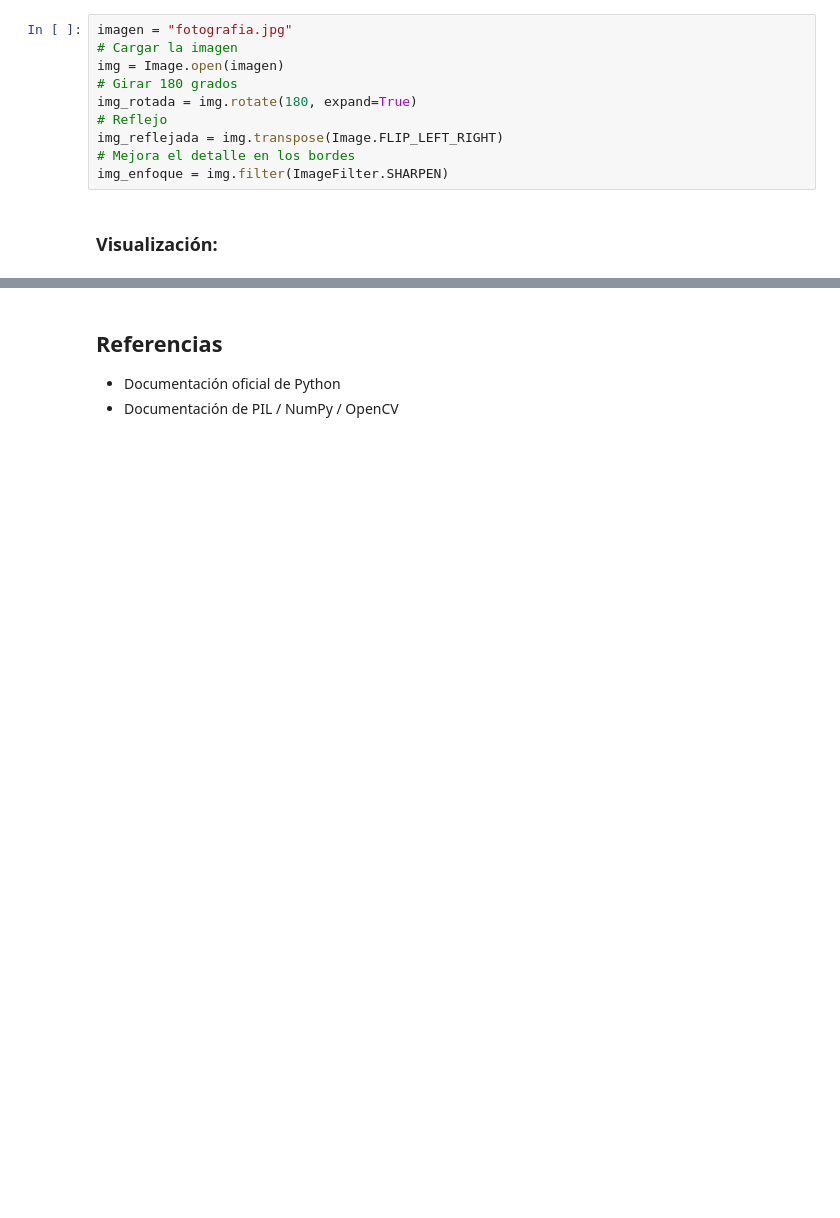
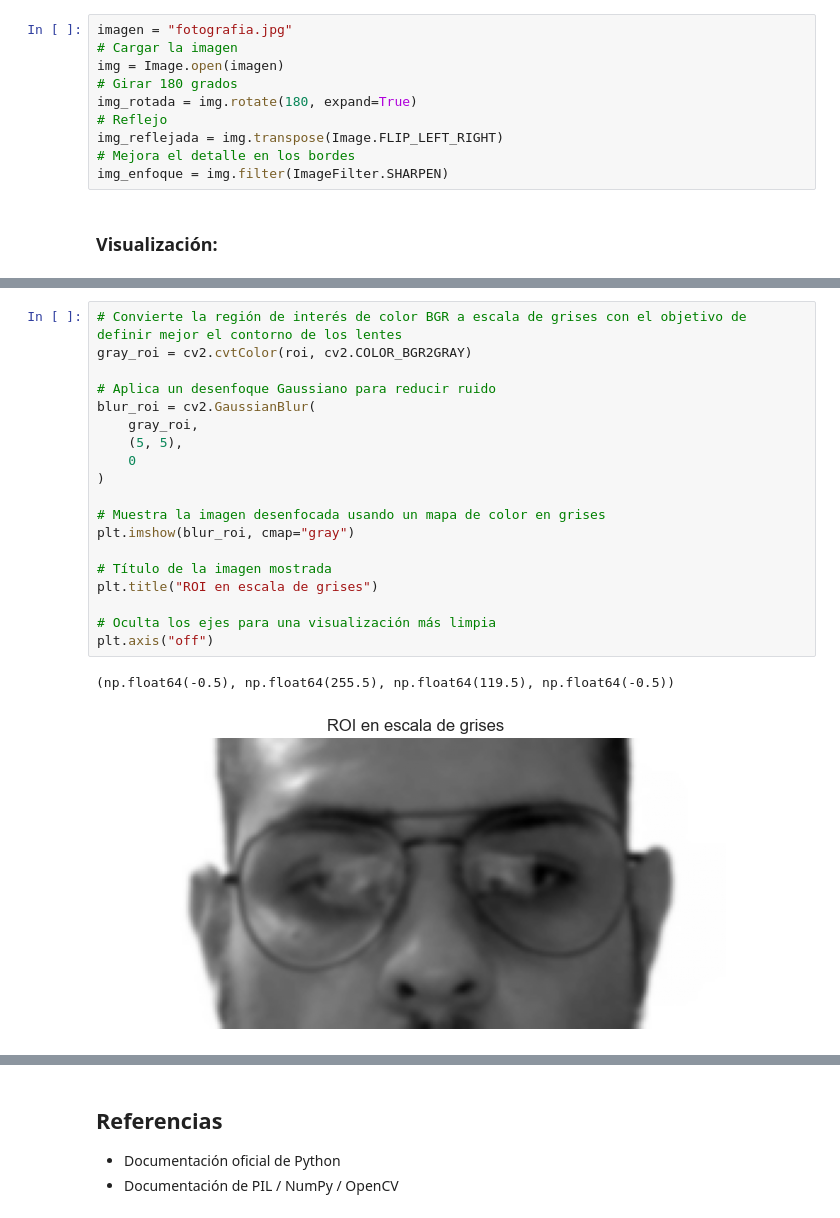
Before and after one commit to chalisin/Procesamiento-de-Imagen-y-Senales-MIA-B-Grupo-7, a Jupyter notebook: tarea-semana-1.ipynb, the cells around one changed output, grey strips where cells are left out. Saved outputs shown, nothing was run; the diff lists cells and outputs as text; blank space fills up the shorter version.

```diff
--- a/tarea-semana-1.ipynb
+++ b/tarea-semana-1.ipynb
@@ -280,0 +379,22 @@ plt.show()
+# %%
+# Convierte la región de interés de color BGR a escala de grises con el objetivo de definir mejor el contorno de los lentes
+gray_roi = cv2.cvtColor(roi, cv2.COLOR_BGR2GRAY)
+
+# Aplica un desenfoque Gaussiano para reducir ruido
+blur_roi = cv2.GaussianBlur(
+    gray_roi,
+    (5, 5),
+    0
+)
+
+# Muestra la imagen desenfocada usando un mapa de color en grises
+plt.imshow(blur_roi, cmap="gray")
+
+# Título de la imagen mostrada
+plt.title("ROI en escala de grises")
+
+# Oculta los ejes para una visualización más limpia
+plt.axis("off")
+# %% [output]
+(np.float64(-0.5), np.float64(255.5), np.float64(119.5), np.float64(-0.5))
+[figure, added]
```
Also changed, not shown: parts of 11 cells of this notebook.
